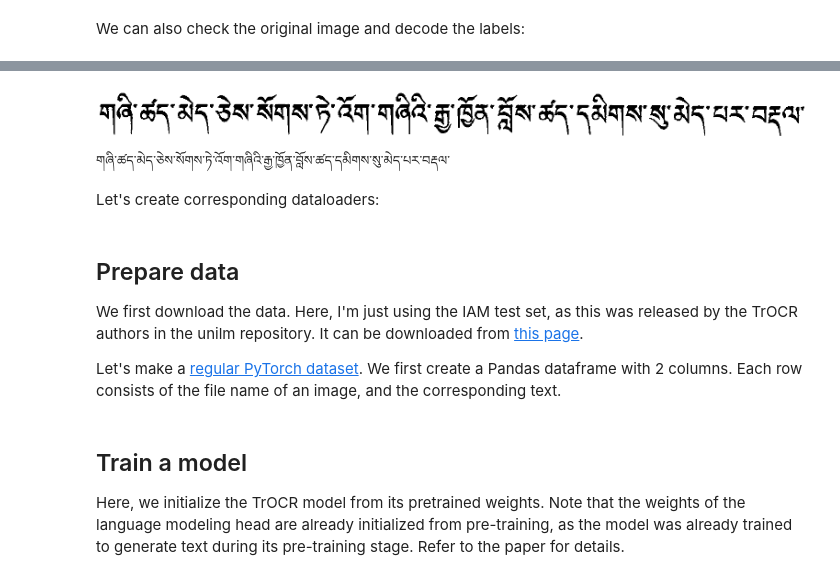
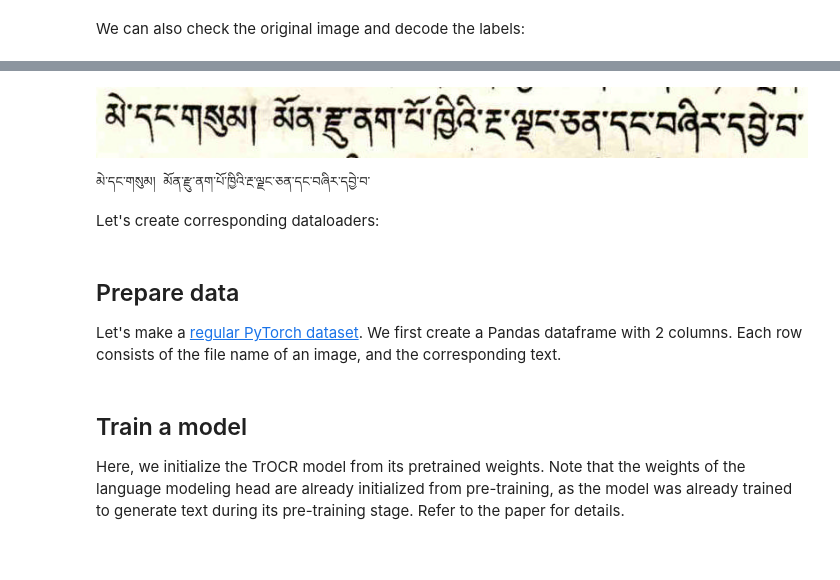
Before and after one commit to OpenPecha/TrOCR-Pipeline, a Jupyter notebook: trocr/Fine_tune_TrOCR.ipynb, the cells around one changed output, grey strips where cells are left out. Cells and saved outputs as stored; diff of their text form; code cells hidden in the pictures.

```diff
--- a/trocr/Fine_tune_TrOCR.ipynb
+++ b/trocr/Fine_tune_TrOCR.ipynb
@@ -33,9 +33,24 @@ df.head()
 Run the below cell and if there are any file names that don't exist in the folder, it will print the file name. It's recommended to remove the rows that has the file name that doesn't exist in the folder. You can do this by uncommenting the last line in the below cell.
 # %%
 # check if all the file names are in the folder and add batch_name to the file_name
+# I'm optimizing this code by saving the original image name and checking the next original image name is the same as the previous one. If it's the same, then we don't need to check if the file exists in the folder. If it's different, then we need to check if the file exists in the folder.
 import os
-for row in df.iterrows():
+from tqdm.notebook import tqdm
+original_image_name = ''
+thumbs_up = True
+potential_missing_files = []
+print('started')
+for row in tqdm(df.iterrows(), total=df.shape[0]):
     file_name = row[1]['file_name']
-    batch_name = row[1]['batch_name']
-    if not os.path.isfile('./tibetan-dataset/train/' + batch_name + '/' + file_name):
-        print(file_name)
+    this_original_image_name = file_name.split('_')[0]
+    if this_original_image_name != original_image_name:
+        original_image_name = this_original_image_name
+        batch_name = row[1]['batch_name']
+        if not os.path.isfile('./tibetan-dataset/train/' + batch_name + '/' + file_name):
+            thumbs_up = False
+            potential_missing_files.append(file_name)
+        else:
+            thumbs_up = True
+    else:
+        if not thumbs_up:
+            potential_missing_files.append(file_name)
@@ -67,7 +84,7 @@ import torch
 from torch.utils.data import Dataset
 
 
-class IAMDataset(Dataset):
+class TibetanImageLinePairDataset(Dataset):
     def __init__(self, root_dir, df, processor, max_target_length=512):
         self.root_dir = root_dir
         self.df = df
@@ -105,12 +122,12 @@ feature_extractor=ViTImageProcessor.from_pretrained(encode)
 tokenizer = RobertaTokenizer.from_pretrained(decode)
 print(tokenizer.vocab_size)
 processor = TrOCRProcessor(image_processor=feature_extractor, tokenizer=tokenizer)
-train_dataset = IAMDataset(root_dir='./tibetan-dataset/train/',
-                           df=train_df[:len(train_df)],
-                           processor=processor)
-eval_dataset = IAMDataset(root_dir='./tibetan-dataset/train/',
-                           df=test_df[:len(test_df)],
-                           processor=processor)
+train_dataset = TibetanImageLinePairDataset(root_dir='./tibetan-dataset/train/',
+                                            df=train_df[:len(train_df)],
+                                            processor=processor)
+eval_dataset = TibetanImageLinePairDataset(root_dir='./tibetan-dataset/train/',
+                                           df=test_df[:len(test_df)],
+                                           processor=processor)
 # %% [output]
 22869
 # %%
@@ -138,22 +155,20 @@ train_df['file_name'][0]
 # %%
-image = Image.open(train_dataset.root_dir + train_df['file_name'][0]).convert("RGB")
+image = Image.open(train_dataset.root_dir + train_df['batch_name'][0] + '/' + train_df['file_name'][0]).convert("RGB")
 image
 # %% [output]
-[figure, old version]
+[figure, new version]
 # %%
 labels = encoding['labels']
 labels[labels == -100] = processor.tokenizer.pad_token_id
 label_str = processor.decode(labels, skip_special_tokens=True)
 print(label_str)
 # %% [output]
-གཞི་ཚད་མེད་ཅེས་སོགས་ཏེ་འོག་གཞིའི་རྒྱ་ཁྱོན་བློས་ཚད་དམིགས་སུ་མེད་པར་བརྡལ་
+མེ་དང་གསུམ། མོན་རྫུ་ནག་པོ་ཁྱིའི་རྔ་ལྗང་ཅན་དང་བཞིར་དབྱེ་བ་
 # %% [markdown]
 Let's create corresponding dataloaders:
 # %% [markdown]
 ## Prepare data
 
-We first download the data. Here, I'm just using the IAM test set, as this was released by the TrOCR authors in the unilm repository. It can be downloaded from [this page](https://github.com/microsoft/unilm/tree/master/trocr).
-
 Let's make a [regular PyTorch dataset](https://pytorch.org/tutorials/beginner/basics/data_tutorial.html). We first create a Pandas dataframe with 2 columns. Each row consists of the file name of an image, and the corresponding text.
 # %%
 
```
Also changed, not shown: parts of 7 cells of this notebook.
